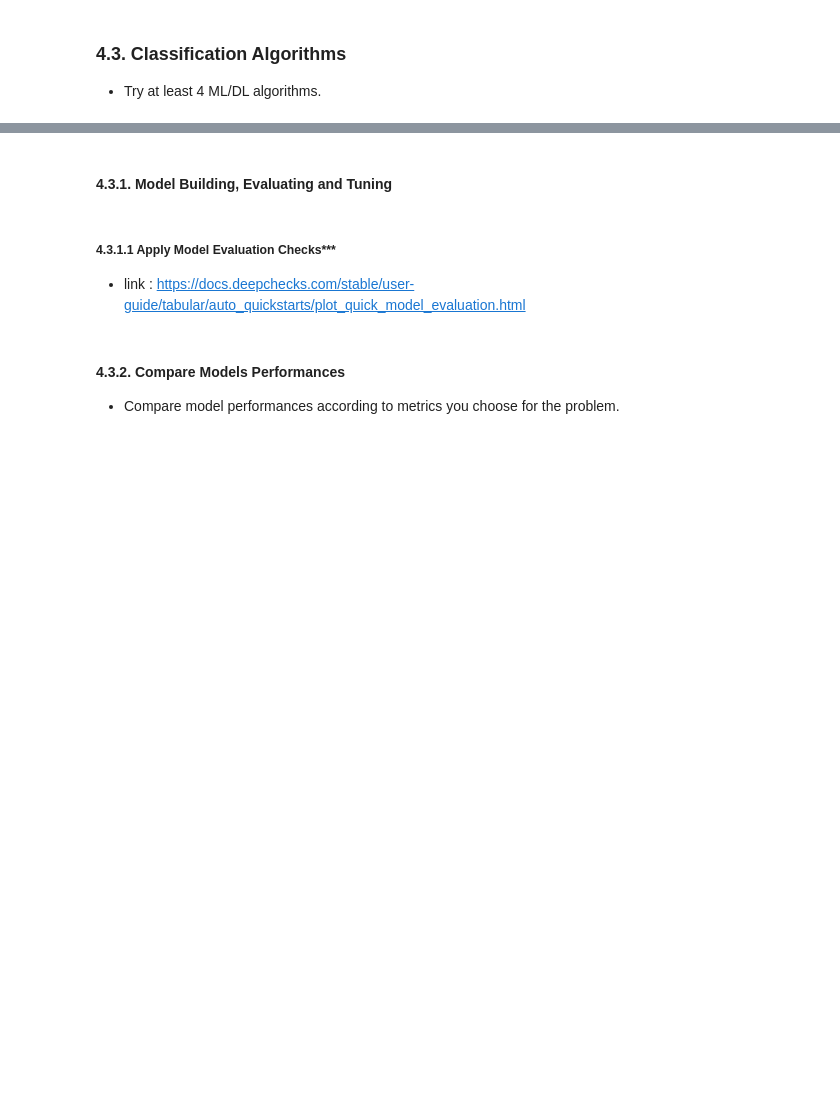
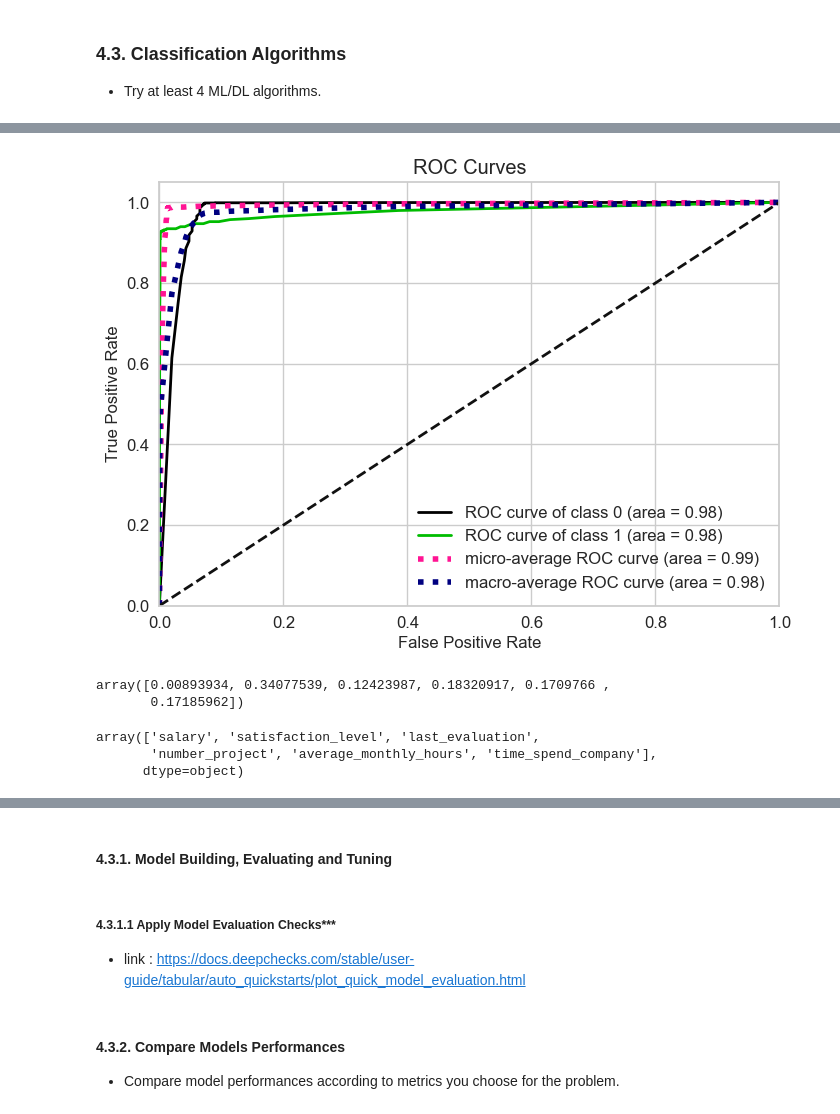
Before and after one commit to iceyisaak/capstone-project_churn-prediction, a Jupyter notebook: Churn Prediction_Student_Notebook_V5.ipynb, the cells around one changed output, grey strips where cells are left out. Cells and saved outputs as stored; diff of their text form; code cells hidden in the pictures; blank space fills up the shorter version.

Commit message:
Added Random Forest

```diff
--- a/Churn Prediction_Student_Notebook_V5.ipynb
+++ b/Churn Prediction_Student_Notebook_V5.ipynb
@@ -1195,0 +1231,3 @@ ax.bar_label(ax.containers[0], fmt="%.2f");
+# %%
+X = df2.drop(columns="left")
+y = df2['left']
@@ -1195,0 +1265,2 @@ ax.bar_label(ax.containers[0], fmt="%.2f");
+# %%
+y = y.astype(str)
@@ -1247,3 +1417,13 @@ suite_result
+# %%
+from sklearn.compose import make_column_transformer
+from sklearn.preprocessing import OrdinalEncoder
+
+
+ord_enc = OrdinalEncoder(handle_unknown='use_encoded_value', unknown_value=-1)
+
+column_trans = make_column_transformer((ord_enc, cat),
+                                        remainder='passthrough',
+                                        verbose_feature_names_out=False).set_output(transform="pandas")
 # %% [markdown]
 ### 4.3. Classification Algorithms
  - Try at least 4 ML/DL algorithms.
@@ -1249,0 +1432,11 @@ suite_result
+# %%
+from sklearn.pipeline import Pipeline
+from sklearn.ensemble import RandomForestClassifier
+
+
+operations = [("OrdinalEncoder", column_trans),
+              ("RF_model", RandomForestClassifier(random_state=42))]
+
+pipe_model = Pipeline(steps=operations)
+
+pipe_model.fit(X_train, y_train)
@@ -1249,0 +1524,21 @@ suite_result
+# %%
+from scikitplot.metrics import plot_roc, precision_recall_curve
+
+y_pred_probe = pipe_model.predict_proba(X_test)
+
+plot_roc(y_test, y_pred_probe)
+plt.show();
+# %% [output]
+[figure, added]
+# %%
+pipe_model["RF_model"].feature_importances_
+# %% [output]
+array([0.00893934, 0.34077539, 0.12423987, 0.18320917, 0.1709766 ,
+       0.17185962])
+# %%
+features = pipe_model["OrdinalEncoder"].get_feature_names_out()
+features
+# %% [output]
+array(['salary', 'satisfaction_level', 'last_evaluation',
+       'number_project', 'average_monthly_hours', 'time_spend_company'],
+      dtype=object)
```
Also changed, not shown: parts of 48 cells of this notebook.
